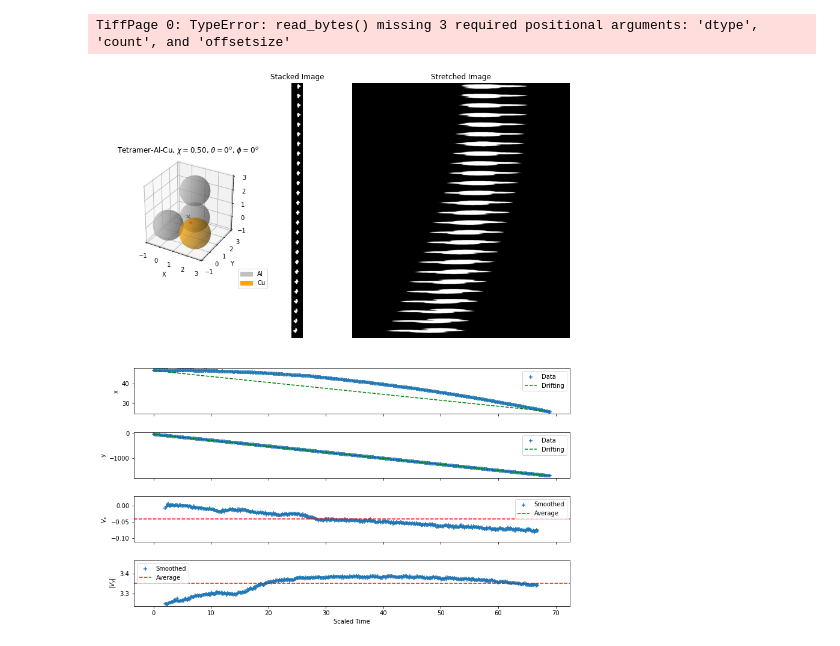
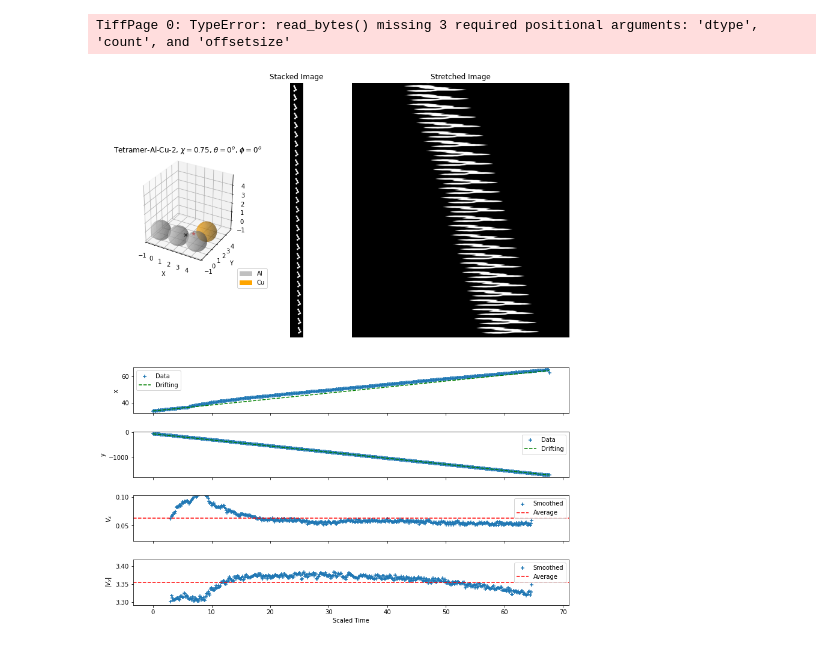
Before and after one commit to Mingxuan-Liu/Sedimentation-Analysis, a Jupyter notebook: Particle_Viz.ipynb, the cells around one changed output. Saved outputs shown, nothing was run; the diff lists cells and outputs as text; code cells hidden in the pictures.

```diff
--- a/Particle_Viz.ipynb
+++ b/Particle_Viz.ipynb
@@ -96,7 +126,7 @@ def plot_particle(particle, name, ax, transparency=False):
 
     ax.set_box_aspect([1,1,1])
 # %%
-def plot_motion(data, frame_rate, time_scale, avg_size, ax):
+def plot_motion(data, frame_rate, time_scale, diff_method, avg_size, ax):
     """
     This function plots the motion properties of the falling particle such as the x & y positions and x & y velocities
     :param data: the tracking data obtained via the TrackPy package
@@ -119,8 +149,13 @@ def plot_motion(data, frame_rate, time_scale, avg_size, ax):
     time = (data['frame'] / frame_rate) / time_scale
 
     # Calculate the x and y velocities
-    vx = np.diff(data['x'])
-    vy = np.abs(np.diff(-data['y']))
+    if diff_method=="five-point":
+        deriv_time, vx = five_point_stencil(time, data['x'])
+        deriv_time, vy = five_point_stencil(time, -data['y'])
+    else:
+        deriv_time, vx = forward_difference(time, data['x'])
+        deriv_time, vy = forward_difference(time, -data['y'])
+    vy = np.abs(vy)
 
     # Smoothen the derivative by taking rolling average
     smoothed_vx = rolling_average(vx, neigh_num=avg_size)
@@ -149,7 +184,7 @@ def plot_motion(data, frame_rate, time_scale, avg_size, ax):
     axb.label_outer()  # Hide x tick labels
 
     # X velocity plot
-    axc.scatter(time[:-1], smoothed_vx, marker='+', label='Smoothed')
+    axc.scatter(deriv_time, smoothed_vx, marker='+', label='Smoothed')
     axc.axhline(y=avg_vx, color='r', linestyle='--', label='Average')
     axc.set_ylim(avg_vx-3*std_vx, avg_vx+3*std_vx)
     axc.set_ylabel("$V_x$")
@@ -157,7 +192,7 @@ def plot_motion(data, frame_rate, time_scale, avg_size, ax):
     axc.label_outer()  # Hide x tick labels
 
     # Y velocity plot
-    axd.scatter(time[:-1], smoothed_vy, marker='+', label='Smoothed')
+    axd.scatter(deriv_time, smoothed_vy, marker='+', label='Smoothed')
     axd.axhline(y=avg_vy, color='r', linestyle='--', label='Average')
     axd.set_ylim(avg_vy-3*std_vy, avg_vy+3*std_vy)
     axd.set_ylabel("$|V_y|$")
@@ -200,46 +235,46 @@ def plot_stretched_image(mip_selected, ax):
     ax.axis('off')
 # %%
 glacier_path = 'Z:\Mingxuan Liu'
-config_name = "tetramer-al-cu"  # name of the configuration
-folder_name = '3Al&1Cu_AlUp_chiral_3_6fps'
+config_name = "tetramer-al-cu-2"  # name of the configuration
+folder_name = 'tetramer-al-cu-2-1-6fps'
 name_light = 'al'
 # %%
 # Create a GridSpec object
 fig = plt.figure(figsize=(13, 16))
-gs = gridspec.GridSpec(2, 4)  # Changed from 3 to 4
+gs = gridspec.GridSpec(2, 4)  # 2 rows and 4 columns
 
 # Create subplots
-ax1 = plt.subplot(gs[0, 0], projection='3d')  # Top left for 3D particle
+ax1 = plt.subplot(gs[0, 0], projection='3d')  # Top left for 3D particle model
 ax2 = plt.subplot(gs[0, 1])  # Top middle for the stacked image
-ax3 = plt.subplot(gs[0, 2:5])  # Top right for the stretched image, it now spans 2 columns
-ax4 = plt.subplot(gs[1, :])  # Bottom for stacked and stretched image
+ax3 = plt.subplot(gs[0, 2:5])  # Top right for the stretched image, which spans 3 columns
+ax4 = plt.subplot(gs[1, :])  # Bottom for the particle's motion
 
 # Plot in each subplot
 # 1. Plot the 3D particle model
 p = create_particle(config_name)
 plot_particle(p, config_name, ax=ax1, transparency=True)
 
 # 2. Plot the stacked and stretched image
 tif_path = os.path.join(glacier_path, folder_name, folder_name + ' binary crop.tif')  # specify the location of binary image
 frames = io.imread(tif_path)  # import the binary image sequence
 stacked_image = plot_stacked_image(frames, ax=ax2)  # stack the images
 plot_stretched_image(stacked_image, ax=ax3)  # pass the stacked image and then stretch it
 
 # 3. Plot the motion
 tracking_data = pd.read_csv(os.path.join(glacier_path, folder_name, folder_name + ' binary.csv'))  # import the .csv tracking data
 fps = int(re.findall(r'(\d+)fps', folder_name)[0])  # extract the frame rate from the folder name using regex
 v_light_term = TERMINAL_VELOCITIES[name_light]  # read the terminal velocity of the lightest object
 tau = RADIUS / v_light_term  # calculate the time scale
-plot_motion(tracking_data, fps, tau, avg_size=15, ax=ax4)
+plot_motion(tracking_data, fps, tau, diff_method="five-point", avg_size=20, ax=ax4)
 
-# Manually adjust the layout
+# Adjust the layout
 fig.subplots_adjust(hspace=0.05, wspace=0.01)
 
-# Save the figure with 300 dpi
+# Save the figure with 600 dpi
 plt.savefig(os.path.join('config_figure', folder_name + '.png'), dpi=600, bbox_inches='tight')
 
-# show the plot
+# Show the plot
 plt.show()
 # %% [output]
 TiffPage 0: TypeError: read_bytes() missing 3 required positional arguments: 'dtype', 'count', and 'offsetsize'
-[figure, old version]
+[figure, new version]
```
Also changed, not shown: parts of 3 cells of this notebook, 2 other files.
